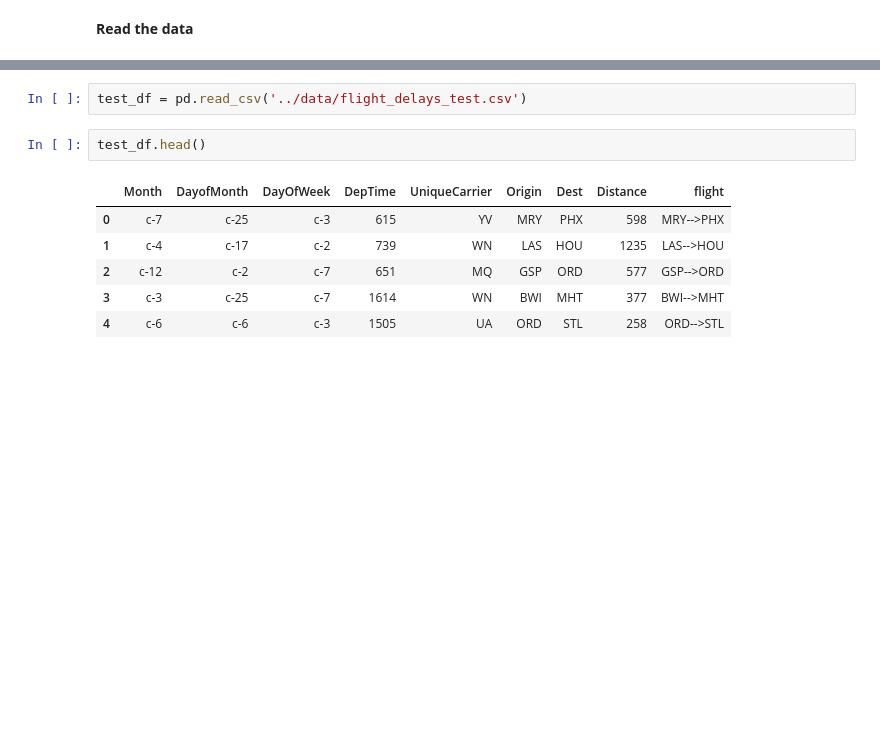
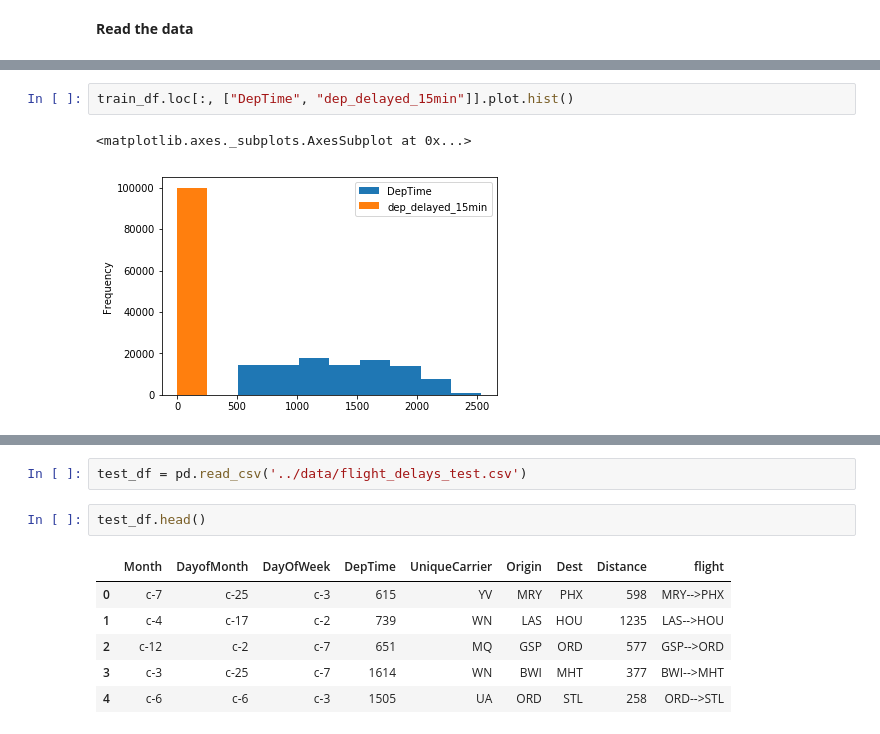
Before and after one commit to Kum4yk/course.ai, a Jupyter notebook: mlcourse.ai/02 assignments 2019/02.03. Catboost starter.ipynb, the cells around one changed output, grey strips where cells are left out. Drawn from its saved outputs; the diff is of its cells as text; blank space fills up the shorter version.

```diff
--- a/mlcourse.ai/02 assignments 2019/02.03. Catboost starter.ipynb
+++ b/mlcourse.ai/02 assignments 2019/02.03. Catboost starter.ipynb
@@ -65,0 +72,5 @@ train_df.head()
+# %%
+train_df.loc[:, ["DepTime", "dep_delayed_15min"]].plot.hist()
+# %% [output]
+<matplotlib.axes._subplots.AxesSubplot at 0x...>
+[figure, added]
```
Also changed, not shown: parts of 6 cells of this notebook.
